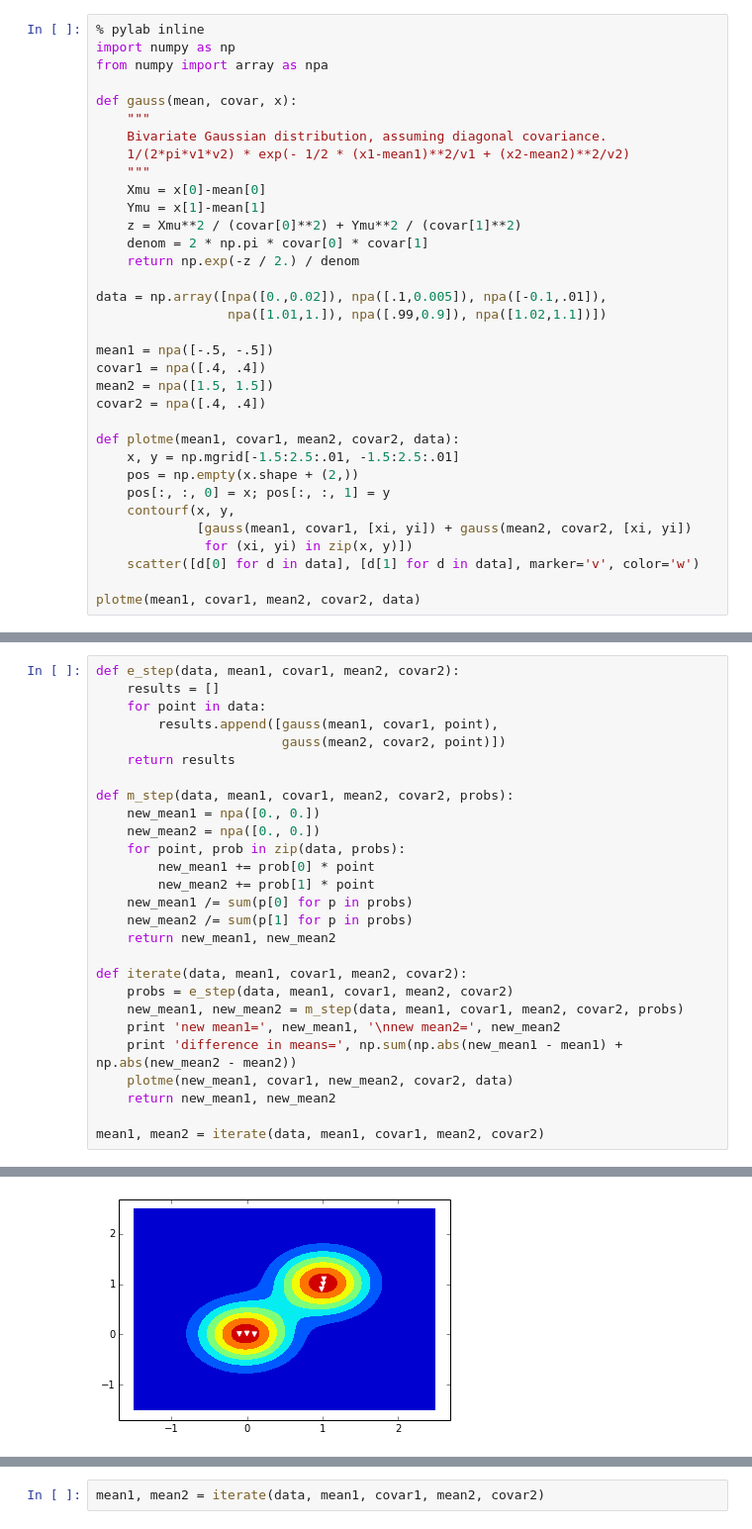
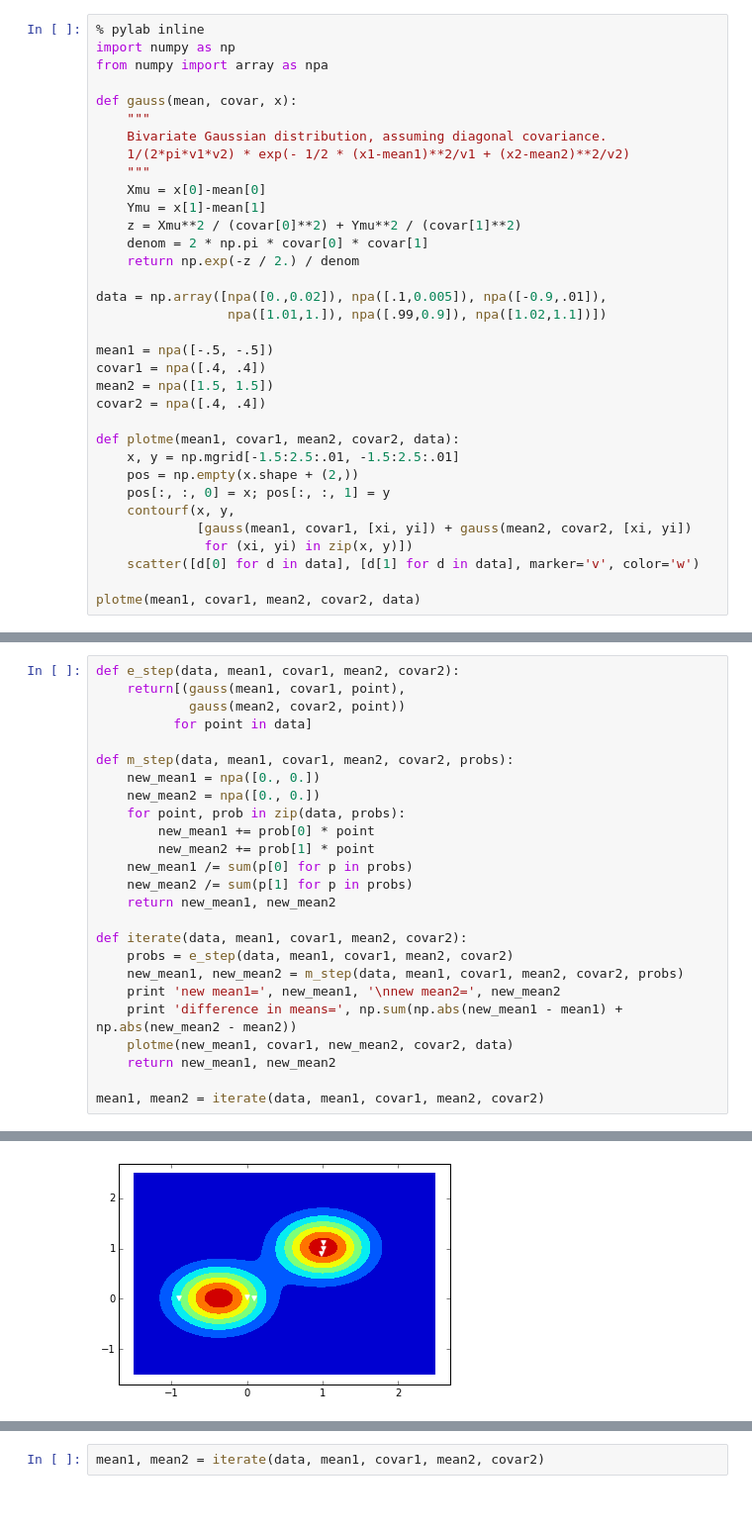
Before and after one commit to iit-cs429/main, a Jupyter notebook: lectures/lec22/em.ipynb, the cells around one changed output, grey strips where cells are left out. Shown at 99% size. Drawn from its saved outputs; the diff is of its cells as text.

```diff
--- a/lectures/lec22/em.ipynb
+++ b/lectures/lec22/em.ipynb
@@ -45,7 +45,7 @@ def gauss(mean, covar, x):
     denom = 2 * np.pi * covar[0] * covar[1]
     return np.exp(-z / 2.) / denom
 
-data = np.array([npa([0.,0.02]), npa([.1,0.005]), npa([-0.1,.01]),
+data = np.array([npa([0.,0.02]), npa([.1,0.005]), npa([-0.9,.01]),
                  npa([1.01,1.]), npa([.99,0.9]), npa([1.02,1.1])])
 
 mean1 = npa([-.5, -.5])
@@ -69,10 +69,8 @@ Populating the interactive namespace from numpy and matplotlib
 # %%
 def e_step(data, mean1, covar1, mean2, covar2):
-    results = []
-    for point in data:
-        results.append([gauss(mean1, covar1, point),
-                        gauss(mean2, covar2, point)])
-    return results
+    return[(gauss(mean1, covar1, point),
+            gauss(mean2, covar2, point))
+          for point in data]
 
 def m_step(data, mean1, covar1, mean2, covar2, probs):
     new_mean1 = npa([0., 0.])
@@ -100,4 +98,4 @@ difference in means= 1.9588036624
-[figure, old version]
+[figure, new version]
 # %%
 mean1, mean2 = iterate(data, mean1, covar1, mean2, covar2)
 # %% [output]
```
Also changed, not shown: parts of 7 cells of this notebook, 3 other files.
